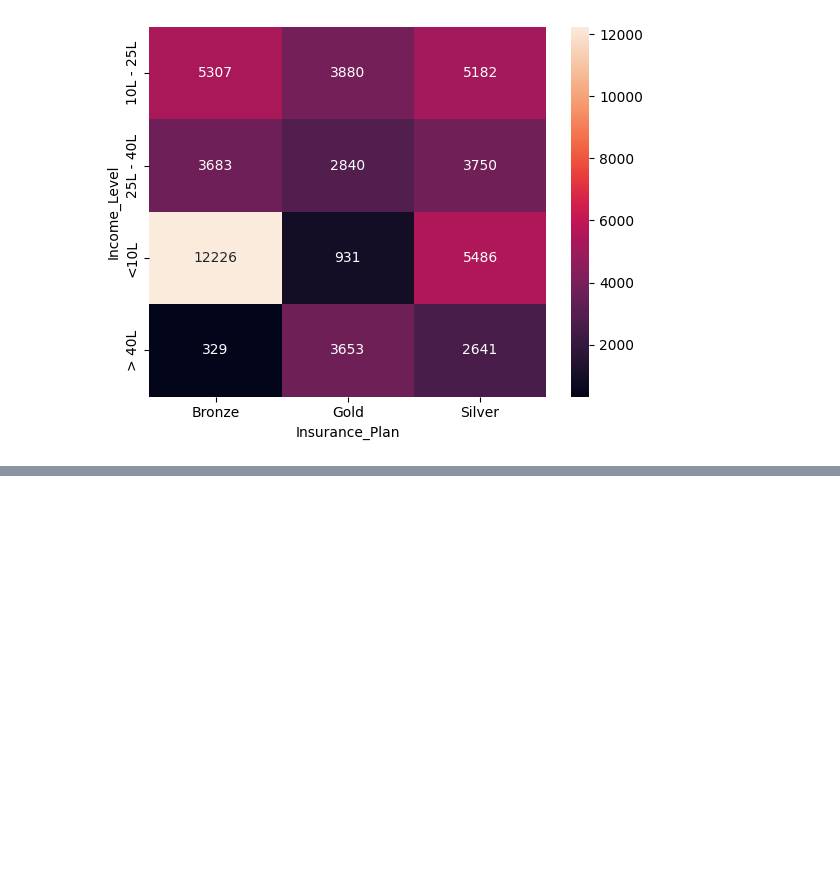
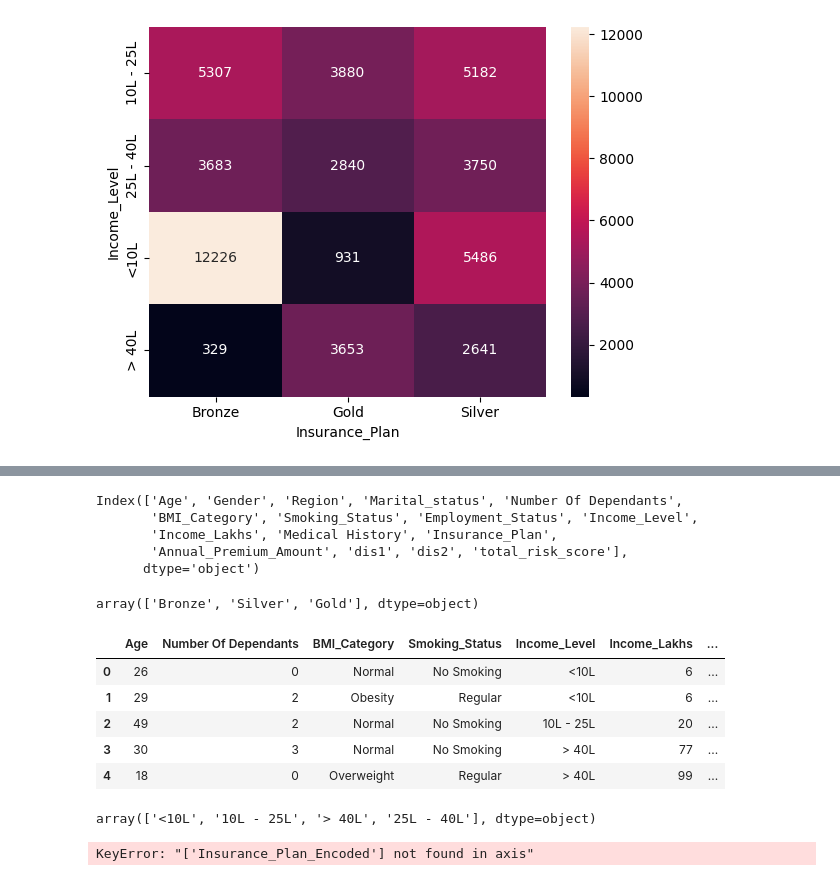
Before and after one commit to Ferozshah-DS/premium_prediction-regression-project, a Jupyter notebook: premium_prediction.ipynb, the cells around one changed output, grey strips where cells are left out. Cells and saved outputs as stored; diff of their text form; code cells hidden in the pictures; blank space fills up the shorter version.

```diff
--- a/premium_prediction.ipynb
+++ b/premium_prediction.ipynb
@@ -276,0 +320,40 @@ plt.show()
+# %%
+df2["total_risk_score"] = 0
+# %%
+for disease in ["dis1","dis2"]:
+    df2["total_risk_score"] +=df2["Medical History"].map(risk_score)
+# %%
+df2.columns
+# %% [output]
+Index(['Age', 'Gender', 'Region', 'Marital_status', 'Number Of Dependants',
+       'BMI_Category', 'Smoking_Status', 'Employment_Status', 'Income_Level',
+       'Income_Lakhs', 'Medical History', 'Insurance_Plan',
+       'Annual_Premium_Amount', 'dis1', 'dis2', 'total_risk_score'],
+      dtype='object')
+# %%
+df2 = pd.get_dummies(df2, columns=[
+    "Gender", "Region", "Marital_status", "Employment_Status"
+], drop_first=True)
+# %%
+df2.Insurance_Plan.unique()
+# %% [output]
+array(['Bronze', 'Silver', 'Gold'], dtype=object)
+# %%
+df2["Insurance_Plan"] = df2["Insurance_Plan"].map({
+    "Bronze": 0,
+    "Silver": 1,
+    "Gold": 2
+})
+# %%
+df2.head()
+# %% [output]
+|  | Age | Number Of Dependants | BMI_Category | Smoking_Status | Income_Level | Income_Lakhs | ... |
+| 0 | 26 | 0 | Normal | No Smoking | <10L | 6 | ... |
+| 1 | 29 | 2 | Obesity | Regular | <10L | 6 | ... |
+| 2 | 49 | 2 | Normal | No Smoking | 10L - 25L | 20 | ... |
+| 3 | 30 | 3 | Normal | No Smoking | > 40L | 77 | ... |
+| 4 | 18 | 0 | Overweight | Regular | > 40L | 99 | ... |
+# %%
+df2.Income_Level.unique()
+# %% [output]
+array(['<10L', '10L - 25L', '> 40L', '25L - 40L'], dtype=object)
@@ -276,0 +377,4 @@ plt.show()
+# %%
+df2 = df2.drop("Insurance_Plan_Encoded",axis=1)
+# %% [output]
+KeyError: "['Insurance_Plan_Encoded'] not found in axis"
```
Also changed, not shown: parts of 14 cells of this notebook.
